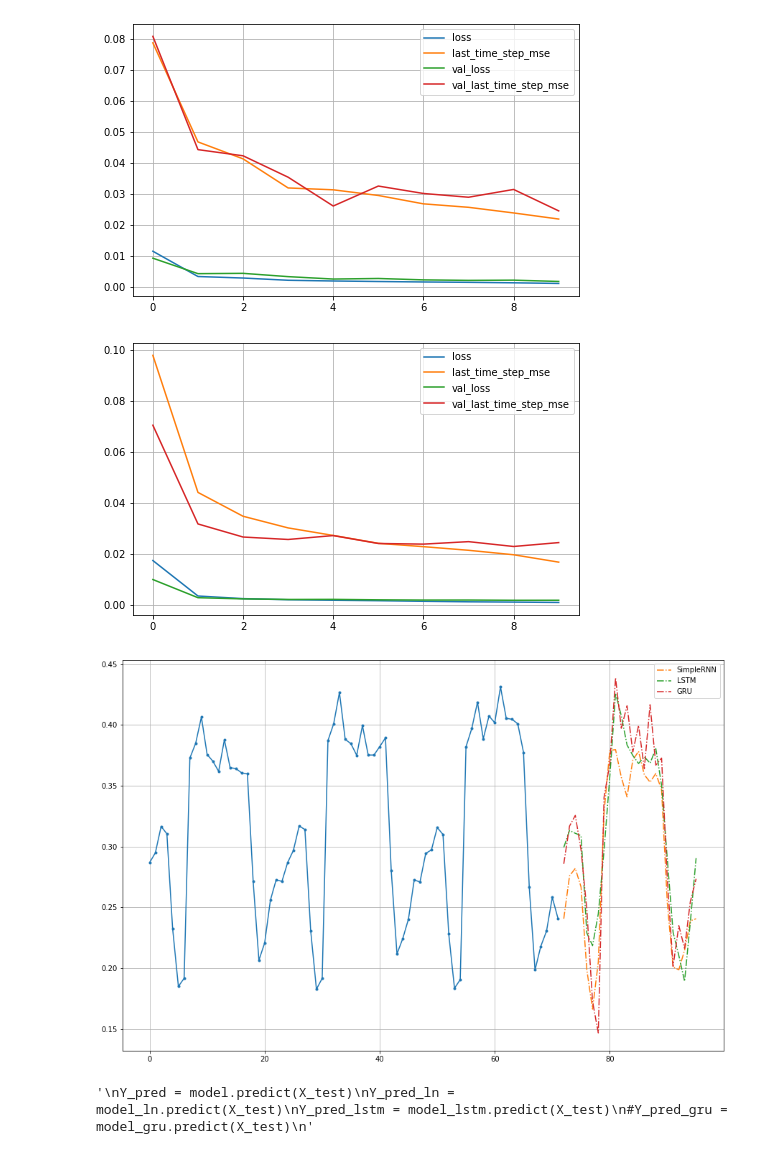
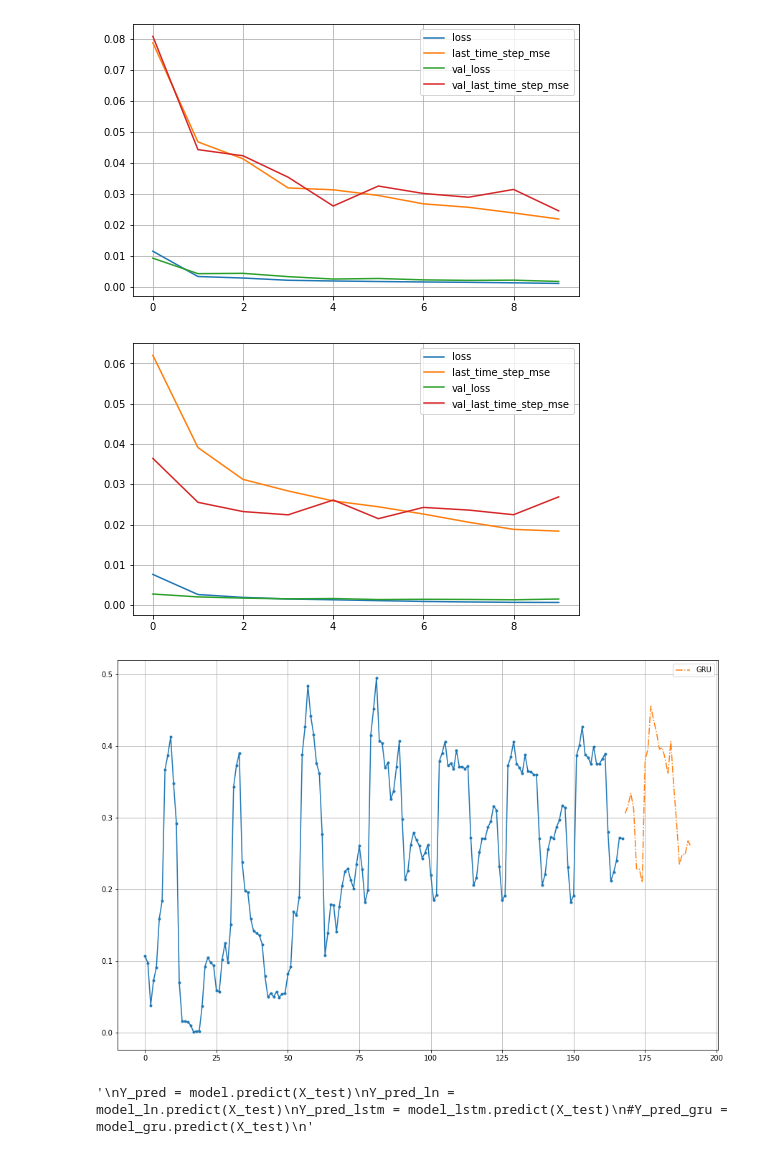
Before and after one commit to AndreasBordvik/FYS-STK4155-Prj3_report, a Jupyter notebook: code/aretest_pris_seq.ipynb, the cells around one changed output. Cells and saved outputs as stored; diff of their text form; code cells hidden in the pictures.

```diff
--- a/code/aretest_pris_seq.ipynb
+++ b/code/aretest_pris_seq.ipynb
@@ -30,7 +30,7 @@ days = seperate_column_to_days(df['NO2_price'])
 # Creating datasets of days
 What I want is to create individual sequences of days, the idea is to use 72 hours to create 3 days, which can then be used to predict further on in time
 # %%
-no_hours = 4*24 # lookbehind + one horizon
+no_hours = 8*24 # lookbehind + one horizon
 hour_in_days = int(no_hours / 24)
 
 dataset = []
@@ -189,8 +189,8 @@ model_lstm = keras.models.Sequential([
 
 model_gru = keras.models.Sequential([
     keras.layers.Conv1D(filters=32, kernel_size=4, strides=2, padding="valid", input_shape=[None, 1]),
-    keras.layers.GRU(64, return_sequences=True),
     keras.layers.GRU(32, return_sequences=True),
+    #keras.layers.GRU(16, return_sequences=True),
     #keras.layers.GRU(128, return_sequences=True),
     #keras.layers.GRU(64, return_sequences=True),
     keras.layers.TimeDistributed(keras.layers.Dense(horizon))#, activation='leaky_relu')
@@ -315,5 +315,5 @@ plt.grid(True)
 #plt.gca().set_ylim(-0,0.06)
 plt.show()
 # %% [output]
-[figure, old version]
+[figure, new version]
 # %%
@@ -323,15 +323,15 @@ Y_pred_gru = model_gru.predict(X_test)
 # %%
 x = np.arange(no_hours)
 plt.figure(figsize=(15,10))
 plt.plot(x[:no_hours-horizon], X_test[36,:].flatten(), '.-')
-plt.plot(x[-horizon:], Y_pred[36,-1].flatten(), '-.', label="SimpleRNN")
-plt.plot(x[-horizon:], Y_pred_lstm[36,-1].flatten(), '-.', label="LSTM")
+#plt.plot(x[-horizon:], Y_pred[36,-1].flatten(), '-.', label="SimpleRNN")
+#plt.plot(x[-horizon:], Y_pred_lstm[36,-1].flatten(), '-.', label="LSTM")
 plt.plot(x[-horizon:], Y_pred_gru[36,-1].flatten(), '-.', label="GRU")
 plt.legend()
 plt.grid()
 plt.show()
 # %% [output]
-[figure, old version]
+[figure, new version]
 # %%
 """
 Y_pred = model.predict(X_test)
```
Also changed, not shown: parts of 6 cells of this notebook.
